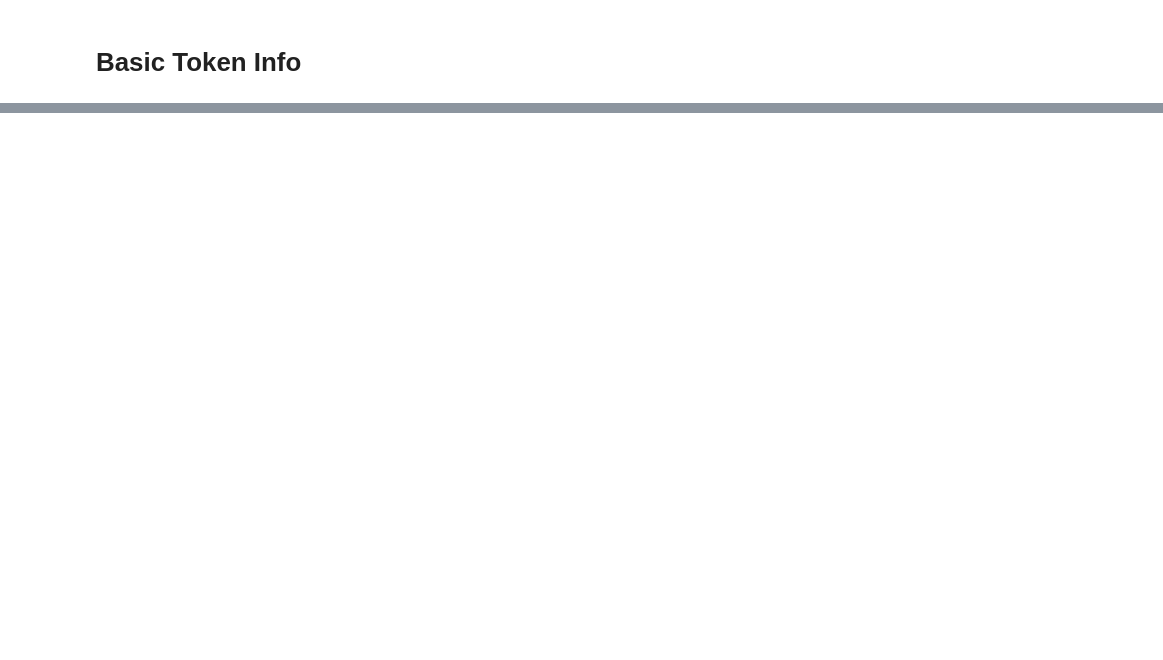
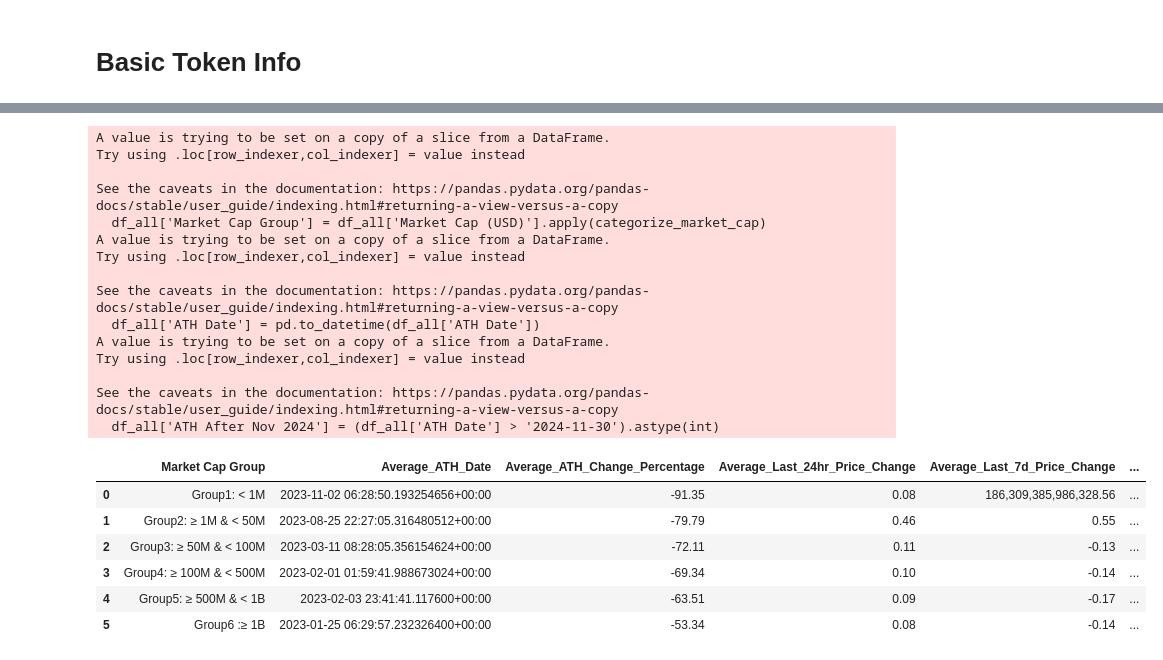
Before and after one commit to Hoidya/coingecko_101, a Jupyter notebook: basic_info/Maincode.ipynb, the cells around one changed output, grey strips where cells are left out. Saved outputs shown, nothing was run; the diff lists cells and outputs as text; code cells hidden in the pictures; blank space fills up the shorter version.

```diff
--- a/basic_info/Maincode.ipynb
+++ b/basic_info/Maincode.ipynb
@@ -329,0 +254,64 @@ all_data.head()
+# %%
+# 去掉 Market Cap 列中为 NaN 或 0 的行
+df_all = df_all[(df_all['Market Cap (USD)'].notna()) & (df_all['Market Cap (USD)'] > 0)]
+# 定义分组函数
+def categorize_market_cap(market_cap):
+    if market_cap < 1_000_000:
+        return 'Group1: < 1M'
+    elif market_cap < 50_000_000:
+        return 'Group2: ≥ 1M & < 50M'
+    elif market_cap < 100_000_000:
+        return 'Group3: ≥ 50M & < 100M'
+    elif market_cap < 500_000_000:
+        return 'Group4: ≥ 100M & < 500M'
+    elif market_cap < 1_000_000_000:
+        return 'Group5: ≥ 500M & < 1B'
+    else:
+        return 'Group6 :≥ 1B'
+
+# 应用分组函数并创建新列
+df_all['Market Cap Group'] = df_all['Market Cap (USD)'].apply(categorize_market_cap)
+
+
+# 转换 ATH Date 为日期格式
+df_all['ATH Date'] = pd.to_datetime(df_all['ATH Date'])
+
+# 添加一列判断 ATH Date 是否在 2024 年 11 月之后
+df_all['ATH After Nov 2024'] = (df_all['ATH Date'] > '2024-11-30').astype(int)
+
+# 计算每个 Market Cap Group 的平均值和 token 数量
+grouped = df_all.groupby('Market Cap Group').agg(
+    Average_ATH_Date=('ATH Date', 'mean'),
+    Average_ATH_Change_Percentage=('ATH Change Percentage', 'mean'),
+    Average_Last_24hr_Price_Change=('Last 24hr Price Change', 'mean'),
+    Average_Last_7d_Price_Change=('Last 7d Price Change', 'mean'),
+    Average_Last_30d_Price_Change=('Last 30d Price Change', 'mean'),
+    Token_Count=('Symbol', 'count'),
+    Tokens_After_Nov_2024=('ATH After Nov 2024', 'sum')
+).reset_index()
+
+# 输出结果
+grouped
+# %% [output]
+A value is trying to be set on a copy of a slice from a DataFrame.
+Try using .loc[row_indexer,col_indexer] = value instead
+
+See the caveats in the documentation: https://pandas.pydata.org/pandas-docs/stable/user_guide/indexing.html#returning-a-view-versus-a-copy
+  df_all['Market Cap Group'] = df_all['Market Cap (USD)'].apply(categorize_market_cap)
+A value is trying to be set on a copy of a slice from a DataFrame.
+Try using .loc[row_indexer,col_indexer] = value instead
+
+See the caveats in the documentation: https://pandas.pydata.org/pandas-docs/stable/user_guide/indexing.html#returning-a-view-versus-a-copy
+  df_all['ATH Date'] = pd.to_datetime(df_all['ATH Date'])
+A value is trying to be set on a copy of a slice from a DataFrame.
+Try using .loc[row_indexer,col_indexer] = value instead
+
+See the caveats in the documentation: https://pandas.pydata.org/pandas-docs/stable/user_guide/indexing.html#returning-a-view-versus-a-copy
+  df_all['ATH After Nov 2024'] = (df_all['ATH Date'] > '2024-11-30').astype(int)
+|  | Market Cap Group | Average_ATH_Date | Average_ATH_Change_Percentage | Average_Last_24hr_Price_Change | Average_Last_7d_Price_Change | ... |
+| 0 | Group1: < 1M | 2023-11-02 06:28:50.193254656+00:00 | -91.35 | 0.08 | 186,309,385,986,328.56 | ... |
+| 1 | Group2: ≥ 1M & < 50M | 2023-08-25 22:27:05.316480512+00:00 | -79.79 | 0.46 | 0.55 | ... |
+| 2 | Group3: ≥ 50M & < 100M | 2023-03-11 08:28:05.356154624+00:00 | -72.11 | 0.11 | -0.13 | ... |
+| 3 | Group4: ≥ 100M & < 500M | 2023-02-01 01:59:41.988673024+00:00 | -69.34 | 0.10 | -0.14 | ... |
+| 4 | Group5: ≥ 500M & < 1B | 2023-02-03 23:41:41.117600+00:00 | -63.51 | 0.09 | -0.17 | ... |
+| 5 | Group6 :≥ 1B | 2023-01-25 06:29:57.232326400+00:00 | -53.34 | 0.08 | -0.14 | ... |
```
Also changed, not shown: parts of 10 cells of this notebook, 2 other files.
